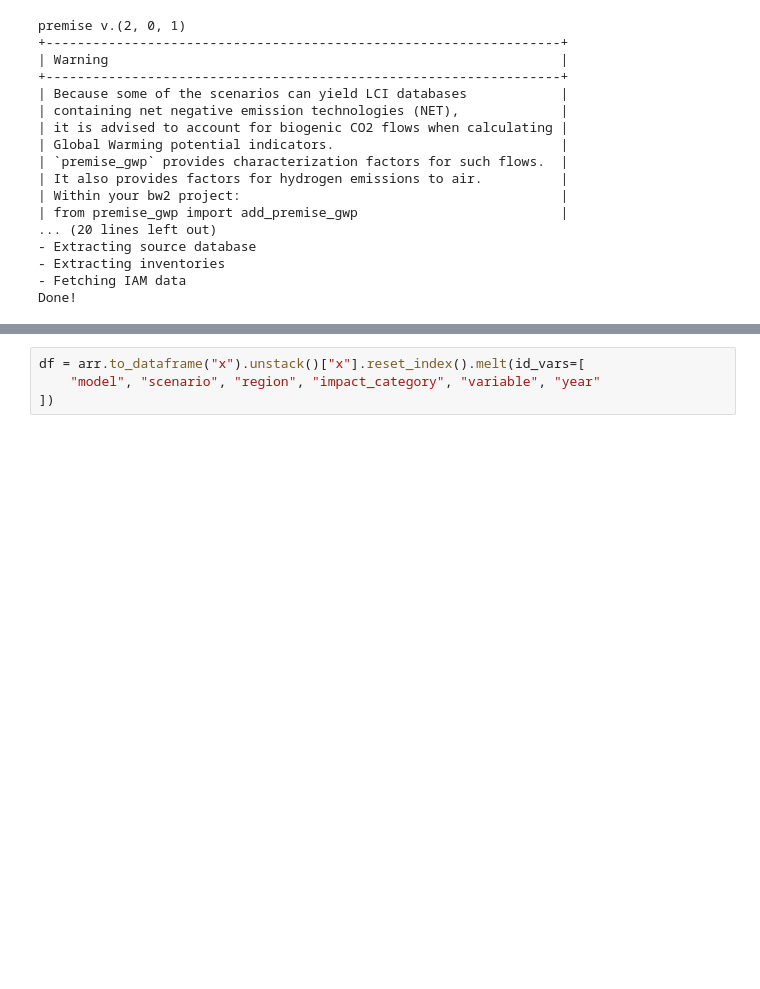
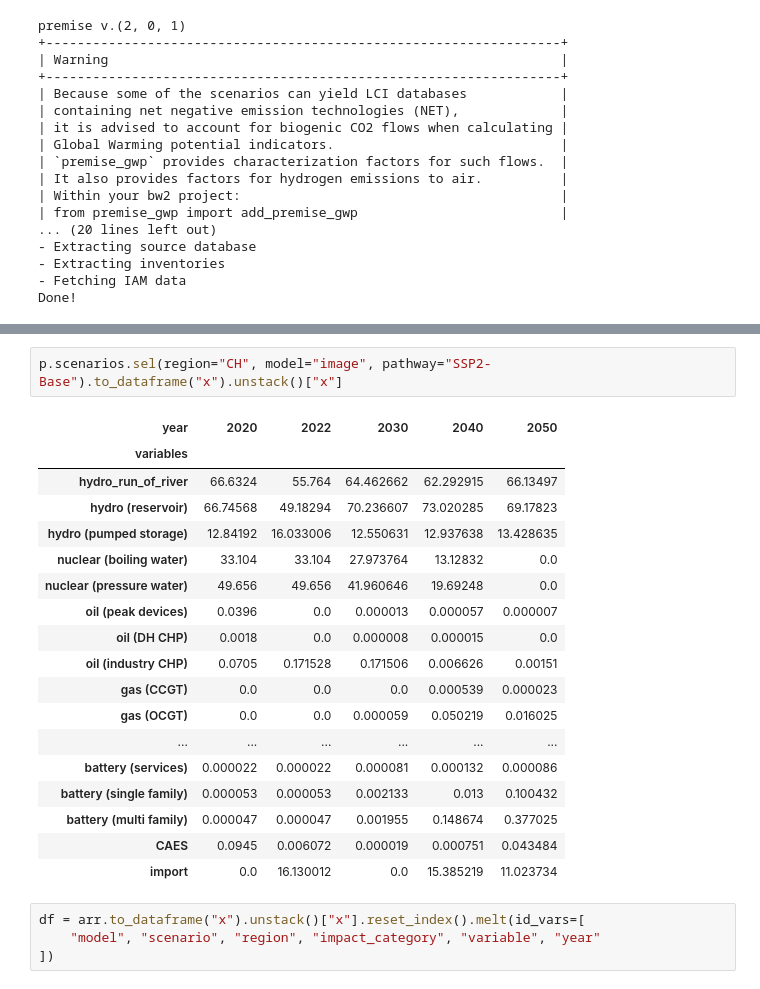
Before and after one commit to premise-community-scenarios/sweet_sure-2050-switzerland, a Jupyter notebook: dev/Untitled.ipynb, the cells around one changed output, grey strips where cells are left out. Cells and saved outputs as stored; diff of their text form; blank space fills up the shorter version.

```diff
--- a/dev/Untitled.ipynb
+++ b/dev/Untitled.ipynb
@@ -355,3 +250,24 @@ Total time elapsed: 00:00:00
+# %%
+p.scenarios.sel(region="CH", model="image", pathway="SSP2-Base").to_dataframe("x").unstack()["x"]
+# %% [output]
+| year | 2020 | 2022 | 2030 | 2040 | 2050 |
+| variables |  |  |  |  |  |
+| hydro_run_of_river | 66.6324 | 55.764 | 64.462662 | 62.292915 | 66.13497 |
+| hydro (reservoir) | 66.74568 | 49.18294 | 70.236607 | 73.020285 | 69.17823 |
+| hydro (pumped storage) | 12.84192 | 16.033006 | 12.550631 | 12.937638 | 13.428635 |
+| nuclear (boiling water) | 33.104 | 33.104 | 27.973764 | 13.12832 | 0.0 |
+| nuclear (pressure water) | 49.656 | 49.656 | 41.960646 | 19.69248 | 0.0 |
+| oil (peak devices) | 0.0396 | 0.0 | 0.000013 | 0.000057 | 0.000007 |
+| oil (DH CHP) | 0.0018 | 0.0 | 0.000008 | 0.000015 | 0.0 |
+| oil (industry CHP) | 0.0705 | 0.171528 | 0.171506 | 0.006626 | 0.00151 |
+| gas (CCGT) | 0.0 | 0.0 | 0.0 | 0.000539 | 0.000023 |
+| gas (OCGT) | 0.0 | 0.0 | 0.000059 | 0.050219 | 0.016025 |
+| ... | ... | ... | ... | ... | ... |
+| battery (services) | 0.000022 | 0.000022 | 0.000081 | 0.000132 | 0.000086 |
+| battery (single family) | 0.000053 | 0.000053 | 0.002133 | 0.013 | 0.100432 |
+| battery (multi family) | 0.000047 | 0.000047 | 0.001955 | 0.148674 | 0.377025 |
+| CAES | 0.0945 | 0.006072 | 0.000019 | 0.000751 | 0.043484 |
+| import | 0.0 | 16.130012 | 0.0 | 15.385219 | 11.023734 |
 # %%
 df = arr.to_dataframe("x").unstack()["x"].reset_index().melt(id_vars=[
     "model", "scenario", "region", "impact_category", "variable", "year"
```
Also changed, not shown: parts of 11 cells of this notebook, 3 other files.
